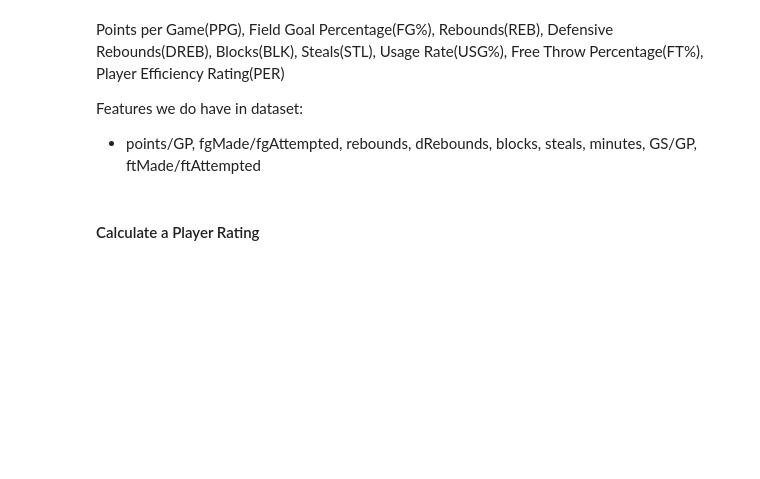
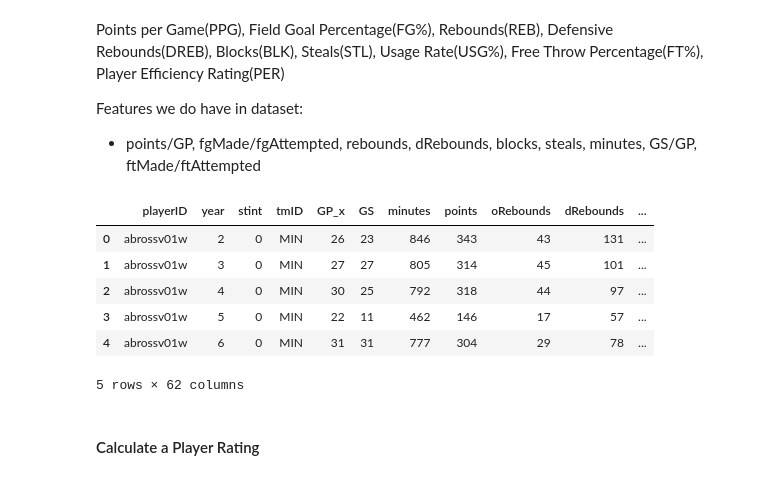
Before and after one commit to zearaujo11/AC, a Jupyter notebook: main.ipynb, the cells around one changed output. Saved outputs shown, nothing was run; the diff lists cells and outputs as text; code cells hidden in the pictures; blank space fills up the shorter version.

Commit message:
work on player rating

```diff
--- a/main.ipynb
+++ b/main.ipynb
@@ -617,0 +643,11 @@ def center_power_ranking(player):
+# %%
+merge_players_teams = pd.merge(players_teams, teams, on=['year', 'tmID'], how='left')
+merge_players_teams.head()
+# %% [output]
+|  | playerID | year | stint | tmID | GP_x | GS | minutes | points | oRebounds | dRebounds | ... |
+| 0 | abrossv01w | 2 | 0 | MIN | 26 | 23 | 846 | 343 | 43 | 131 | ... |
+| 1 | abrossv01w | 3 | 0 | MIN | 27 | 27 | 805 | 314 | 45 | 101 | ... |
+| 2 | abrossv01w | 4 | 0 | MIN | 30 | 25 | 792 | 318 | 44 | 97 | ... |
+| 3 | abrossv01w | 5 | 0 | MIN | 22 | 11 | 462 | 146 | 17 | 57 | ... |
+| 4 | abrossv01w | 6 | 0 | MIN | 31 | 31 | 777 | 304 | 29 | 78 | ... |
+5 rows × 62 columns
```
Also changed, not shown: parts of 7 cells of this notebook, 1 other file.
